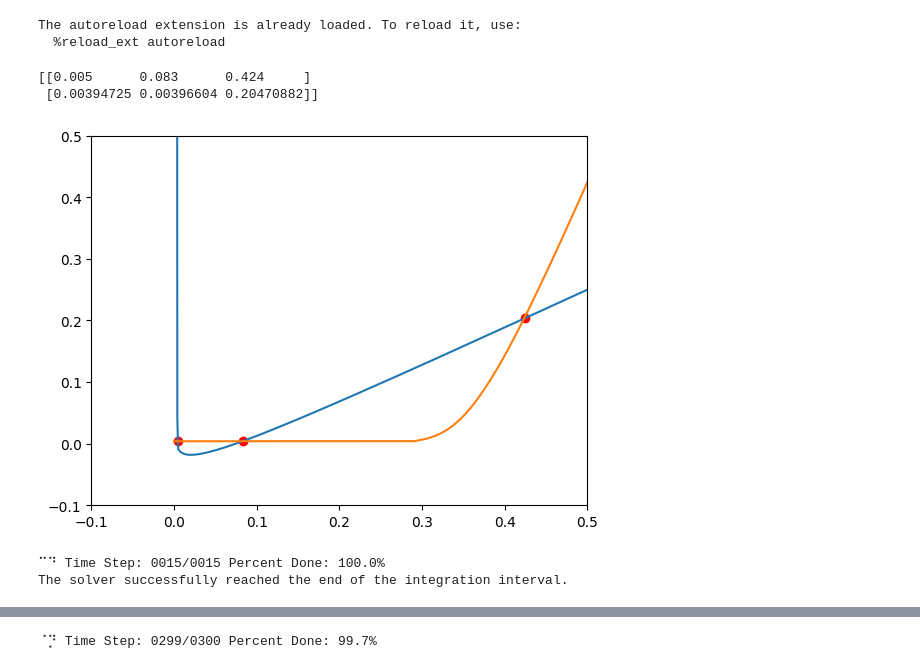
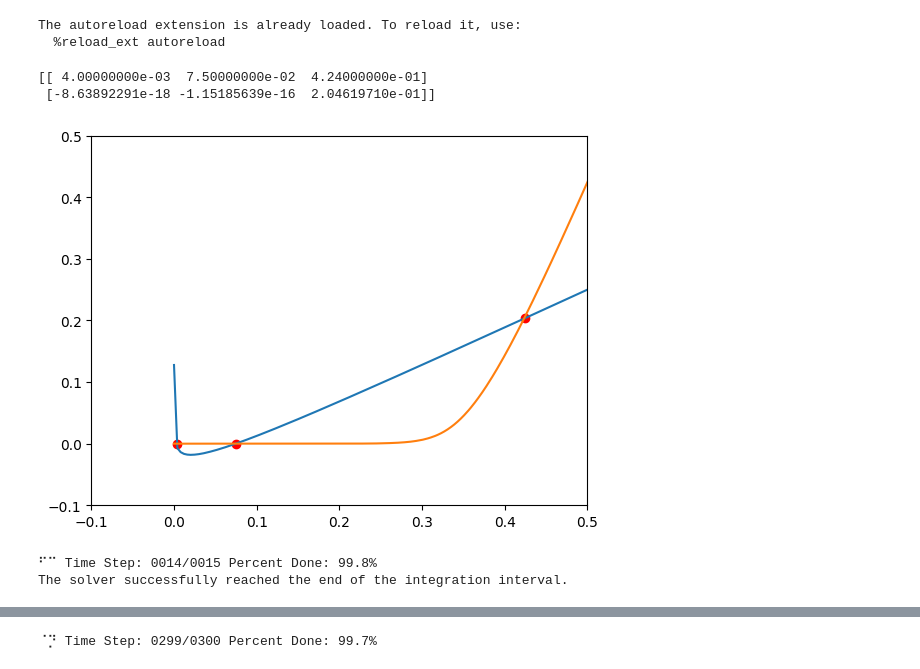
Before and after one commit to nbj2008/wilson_cowan_2d, a Jupyter notebook: notebooks/New Works/2D Non-Local.ipynb, the cells around one changed output, grey strips where cells are left out. Cells and saved outputs as stored; diff of their text form; code cells hidden in the pictures.

```diff
--- a/notebooks/New Works/2D Non-Local.ipynb
+++ b/notebooks/New Works/2D Non-Local.ipynb
@@ -29,11 +29,11 @@ The autoreload extension is already loaded. To reload it, use:
 report_path = "/home/nicolasjudd/school_notes/neural/final_report/"
 img_path = os.path.join(report_path, 'img')
 # %%
-τ = 0.6
+τ = 1.3
 τe = 1
 τi = τ * τe
 
-σ = 0.5
+σ = 0.8
 σe = 10
 σi = σ* σe
 
@@ -41,41 +41,41 @@ param = wcp.DefaultParams(τ = np.array([τe, τi]), η = 1, size = 2**8+1, σ=n
 # param.Θ = np.array([0.08, 0.4])
 
 u,v,cps = calc_nulclines_crosspoints(param)
 _ = plt.plot(*u)
 _ = plt.plot(*v)
 _ = plt.scatter(*cps, c='r')
 _ = plt.xlim(-0.1, 0.5)
 _ = plt.ylim(-0.1, 0.5)
 print(cps)
 
 u_str = cps[0,-1]
 v_str = cps[1,-1]
 
 u_str = 0
 v_str = 0
 
 
 # x,y = np.ogrid[-param.size/2:param.size/2, -param.size/2:param.size/2]
 hf_size = param.size//2
 x,y = np.ogrid[-hf_size:hf_size+1,-hf_size:hf_size+1]
 
 radius = 8
 u = ((x + 0)**2 + (y + 0)**2 <= radius ** 2) * 0.75
 # u[param.size//2-s:param.size//2+s, param.size//2-s:param.size//2+s] = 1
 v = v_str*np.ones((param.size, param.size))
 
 #  inp = (u3, v3, u3, 0)
 
 inp = (u, v)
 # %% [output]
-[[0.005      0.083      0.424     ]
- [0.00394725 0.00396604 0.20470882]]
+[[ 4.00000000e-03  7.50000000e-02  4.24000000e-01]
+ [-8.63892291e-18 -1.15185639e-16  2.04619710e-01]]
-[figure, old version]
+[figure, new version]
 # %%
 end = 15
 step = 1/20#end/(4*param.size)
 count = make_counter(end, rate=5)
-boundary='fill'
+boundary='symm'
 # res = wck.WCDecExpTravelNonLocal2D(inp, param)((0, end), t_eval=np.arange(0, end, step))
 res = wck.WCDecExpTravelNonLocal2D(inp, param)(
     (0, end), t_eval=np.arange(0, end, step), args=(count, boundary,))
@@ -83,7 +83,7 @@ res = wck.WCDecExpTravelNonLocal2D(inp, param)(
 
 print(res.message)
 # %% [output]
-⠉⠙ Time Step: 0015/0015 Percent Done: 100.0%
+⠋⠉ Time Step: 0014/0015 Percent Done: 99.8%
 The solver successfully reached the end of the integration interval.
 # %%
 # u, v = res.y.T.reshape(2, len(res.t), param.size, param.size)
```
Also changed, not shown: parts of 4 cells of this notebook, 7 other files.
